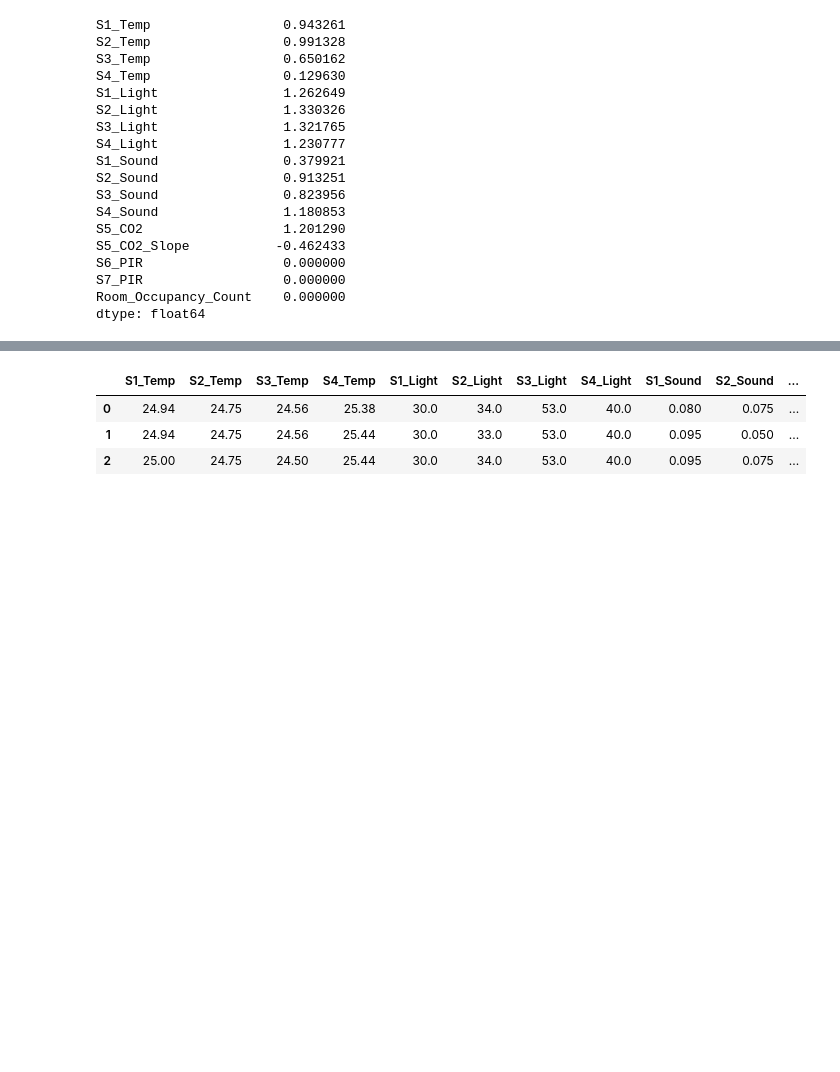
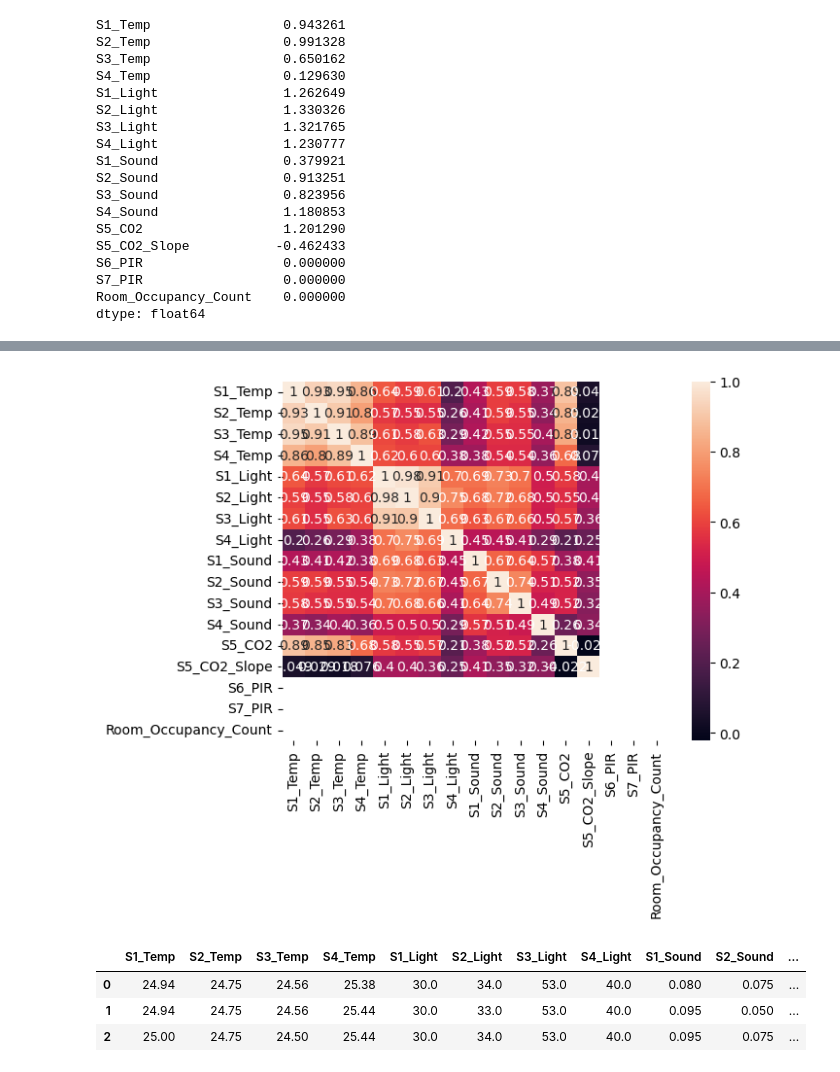
Before and after one commit to aswin3539/Final-Project-Phase-2, a Jupyter notebook: capstone project room occupancy.ipynb, the cells around one changed output, grey strips where cells are left out. Saved outputs shown, nothing was run; the diff lists cells and outputs as text; code cells hidden in the pictures; blank space fills up the shorter version.

```diff
--- a/capstone project room occupancy.ipynb
+++ b/capstone project room occupancy.ipynb
@@ -248,0 +299,5 @@ df1.drop(columns=['Time'],inplace = True)
+# %%
+sns.heatmap(df.corr(),annot=True)
+plt.show()
+# %% [output]
+[figure, added]
```
Also changed, not shown: parts of 19 cells of this notebook.
